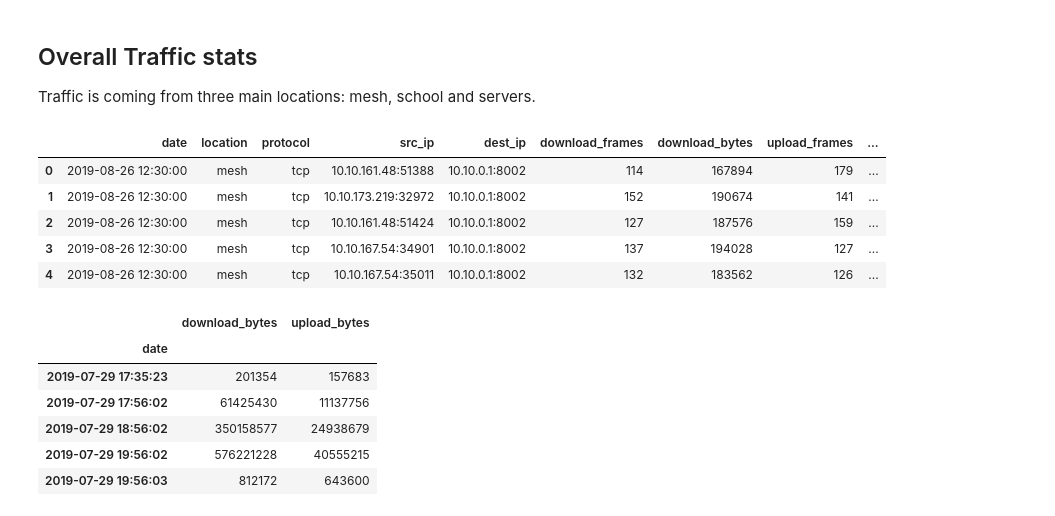
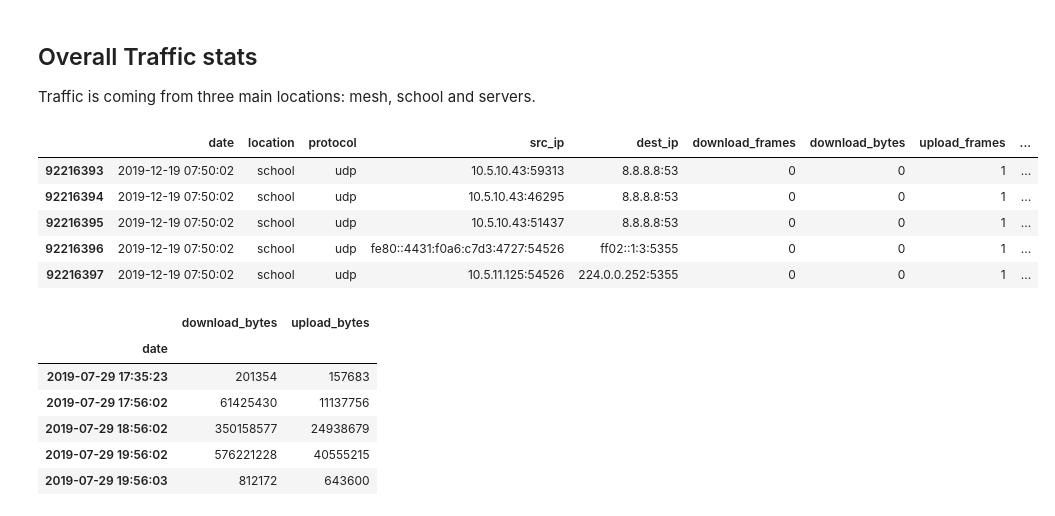
Before and after one commit to amreesh/inethi-traffic-analysis, a Jupyter notebook: iNethi-Analytics.ipynb, the cells around one changed output. Cells and saved outputs as stored; diff of their text form; code cells hidden in the pictures.

```diff
--- a/iNethi-Analytics.ipynb
+++ b/iNethi-Analytics.ipynb
@@ -51,14 +52,14 @@ Traffic is coming from three main locations: mesh, school and servers.
 # %%
 df_stats = pd.read_csv('data/stats/traffic_stats.csv', parse_dates=True)
 # %%
-df_stats.head()
+df_stats.tail()
 # %% [output]
 |  | date | location | protocol | src_ip | dest_ip | download_frames | download_bytes | upload_frames | ... |
-| 0 | 2019-08-26 12:30:00 | mesh | tcp | 10.10.161.48:51388 | 10.10.0.1:8002 | 114 | 167894 | 179 | ... |
-| 1 | 2019-08-26 12:30:00 | mesh | tcp | 10.10.173.219:32972 | 10.10.0.1:8002 | 152 | 190674 | 141 | ... |
-| 2 | 2019-08-26 12:30:00 | mesh | tcp | 10.10.161.48:51424 | 10.10.0.1:8002 | 127 | 187576 | 159 | ... |
-| 3 | 2019-08-26 12:30:00 | mesh | tcp | 10.10.167.54:34901 | 10.10.0.1:8002 | 137 | 194028 | 127 | ... |
-| 4 | 2019-08-26 12:30:00 | mesh | tcp | 10.10.167.54:35011 | 10.10.0.1:8002 | 132 | 183562 | 126 | ... |
+| 92216393 | 2019-12-19 07:50:02 | school | udp | 10.5.10.43:59313 | 8.8.8.8:53 | 0 | 0 | 1 | ... |
+| 92216394 | 2019-12-19 07:50:02 | school | udp | 10.5.10.43:46295 | 8.8.8.8:53 | 0 | 0 | 1 | ... |
+| 92216395 | 2019-12-19 07:50:02 | school | udp | 10.5.10.43:51437 | 8.8.8.8:53 | 0 | 0 | 1 | ... |
+| 92216396 | 2019-12-19 07:50:02 | school | udp | fe80::4431:f0a6:c7d3:4727:54526 | ff02::1:3:5355 | 0 | 0 | 1 | ... |
+| 92216397 | 2019-12-19 07:50:02 | school | udp | 10.5.11.125:54526 | 224.0.0.252:5355 | 0 | 0 | 1 | ... |
 # %%
 df_udp = df_stats.loc[df_stats.protocol=='udp']
 df_tcp = df_stats.loc[df_stats.protocol=='tcp']
```
Also changed, not shown: parts of 17 cells of this notebook, 5 other files.
